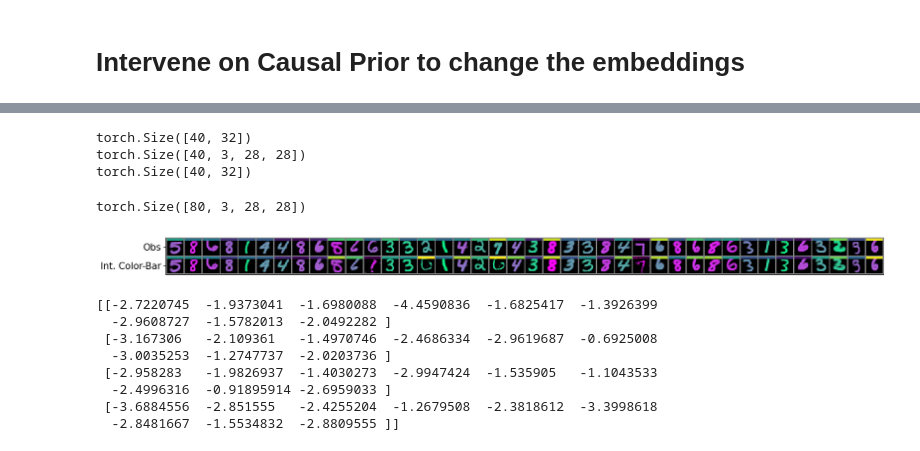
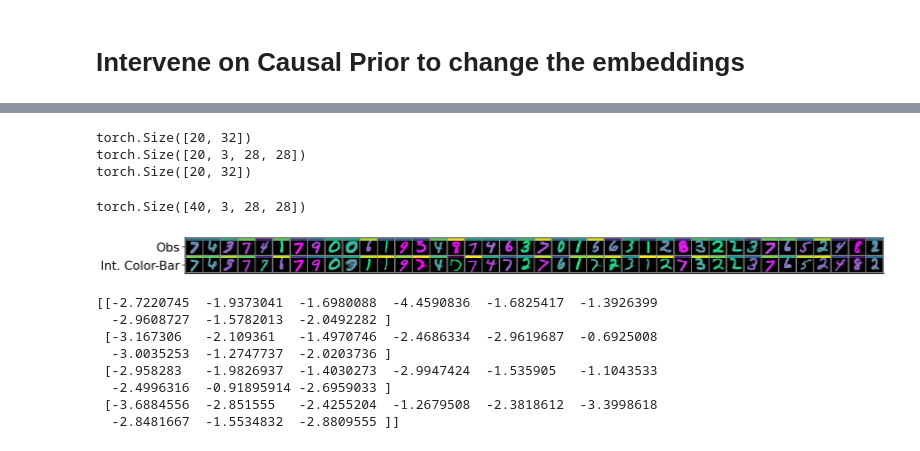
Before and after one commit to tree1111/CDRL, a Jupyter notebook: notebooks/Analyze NF on VAE reduction models.ipynb, the cells around one changed output, grey strips where cells are left out. Cells and saved outputs as stored; diff of their text form; code cells hidden in the pictures.

```diff
--- a/notebooks/Analyze NF on VAE reduction models.ipynb
+++ b/notebooks/Analyze NF on VAE reduction models.ipynb
@@ -85,7 +86,7 @@ new_root = root / "causaldigibar_reduction_datv1/"
 # root = Path(root)
 # new_root = root / "causaldigibar_reduction_datv2/"
 
-batch_size = 40 * 4
+batch_size = 20 * 4
 num_workers = 1
 
 data_module = MultiDistrDataModule(
@@ -138,13 +108,19 @@ seed = 3
 epoch = 248
 step = 209907
 
+# v1
 seed = 2
-epoch = 243
-step = 205692
+epoch = 340
+step = 287463
+
+# v2
+# seed = 1
+# epoch = 327
+# step = 276504
 results_dir = (
     root
-    / f"64hidden-mlp-nf-onvae-reductionv1-cosinelr-batch256-{graph_type}-seed={seed}"
+    / f"fourdims-64hidden-mlp-nf-onvae-reductionv1-cosinelr-batch256-{graph_type}-seed={seed}"
 )
 
-checkpoint_fname = results_dir / f"v1-epoch={epoch}-step={step}.ckpt"
+checkpoint_fname = results_dir / f"epoch={epoch}-step={step}.ckpt"
 model = CausalFlowModel.load_from_checkpoint(checkpoint_fname)
@@ -197,11 +179,19 @@ latent_targets = {
 }
 
 # XXX: in the latent embedding, order got messed up
+# latent_embeddings = {
+#     "digit": np.arange(0, 9, dtype=int),
+#     "color-digit": np.arange(9, 18, dtype=int),
+#     "color-bar": np.arange(18, 27, dtype=int),
+#     "style": np.arange(27, 32, dtype=int),
+#     # "color-digit": np.arange(11, 22, dtype=int),
+#     # "color-bar": np.arange(22, 32, dtype=int),
+# }
 latent_embeddings = {
-    "digit": np.arange(0, 9, dtype=int),
-    "color-digit": np.arange(9, 18, dtype=int),
-    "color-bar": np.arange(18, 27, dtype=int),
-    "style": np.arange(27, 32, dtype=int),
+    "digit": np.arange(0, 4, dtype=int),
+    "color-digit": np.arange(4, 8, dtype=int),
+    "color-bar": np.arange(8, 12, dtype=int),
+    "style": np.arange(12, 32, dtype=int),
     # "color-digit": np.arange(11, 22, dtype=int),
     # "color-bar": np.arange(22, 32, dtype=int),
 }
@@ -412,7 +586,7 @@ obs_imgs = sample_imgs[obs_idx, ...]
 obs_embeddings = model.model.inverse(obs_imgs)
 
 # intervene on the embedding in the relevant space
-v_idx = latent_embeddings["color-bar"]
+v_idx = latent_embeddings["digit"]
 print(v_idx)
 print(obs_embeddings.shape)
 perturb_size = obs_embeddings[:, v_idx].shape
@@ -427,12 +601,12 @@ new_arr = obs_embeddings[:, v_idx]
 # obs_embeddings[:, v_idx] = new_arr * -1.0
 obs_embeddings[:, v_idx] += torch.Tensor(
     # np.random.randint(-1, 1, size=obs_embeddings[:, v_idx].shape) *
-    0.6
+    0.25
     * np.random.normal(1.0, 1.00, size=obs_embeddings[:, v_idx].shape)
     # 0.75
     # * np.random.normal(-0.75, 0.25, size=obs_embeddings[:, v_idx].shape)
 )
-print(embeddings.shape)
+# print(embeddings.shape)
 print(obs_imgs.shape)
 
 intervened_imgs = model.model.forward(obs_embeddings)
@@ -454,21 +627,16 @@ intervened_imgs = vae_model.scale_image(intervened_imgs)
 print(intervened_imgs.shape)
 print(obs_imgs.shape)
 # %% [output]
-torch.Size([40, 32])
-torch.Size([40, 3, 28, 28])
-torch.Size([40, 32])
+torch.Size([20, 32])
+torch.Size([20, 3, 28, 28])
+torch.Size([20, 32])
-# %%
-images = torch.vstack((observed_imgs, intervened_imgs))
-save_image(
-    observed_imgs,
-    "/Users/adam2392/Downloads/06-obs-batch16-v1-disentanglecolorbar.pdf",
-    nrow=4,
-)
-save_image(
-    intervened_imgs,
-    "/Users/adam2392/Downloads/06-int-batch16-v1-disentanglecolorbar.pdf",
-    nrow=4,
-)
-print(images.shape)
-# %% [output]
-torch.Size([80, 3, 28, 28])
+# %%
+images = torch.vstack((observed_imgs, intervened_imgs))
+save_image(
+    intervened_imgs,
+    "/Users/adam2392/Downloads/06-int-batch20-v1-disentanglecolorbar.pdf",
+    nrow=5,
+)
+print(images.shape)
+# %% [output]
+torch.Size([40, 3, 28, 28])
@@ -475,13 +649,13 @@ torch.Size([80, 3, 28, 28])
 # %%
 images = torch.vstack((observed_imgs, intervened_imgs))
 fig, ax = show_imgs(
     images, row_size=40, ytick_labels=["Obs", "Int. Color-Bar"], figsize_scale=3.0
 )
-fig.savefig(
-    "/Users/adam2392/Downloads/batch16-v1-disentanglecolorbar.pdf", bbox_inches="tight"
-)
+# fig.savefig(
+#     "/Users/adam2392/Downloads/batch16-v1-disentanglecolorbar.pdf", bbox_inches="tight"
+# )
 # %% [output]
-[figure, old version]
+[figure, new version]
 # %%
 print(obs_embeddings[:, v_idx].detach().numpy())
 # %% [output]
```
Also changed, not shown: parts of 18 cells of this notebook, 3 other files.
